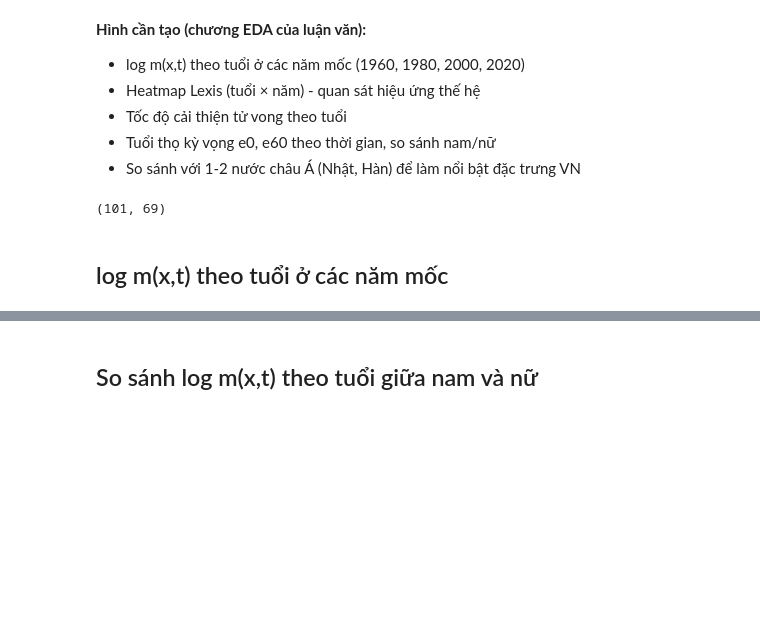
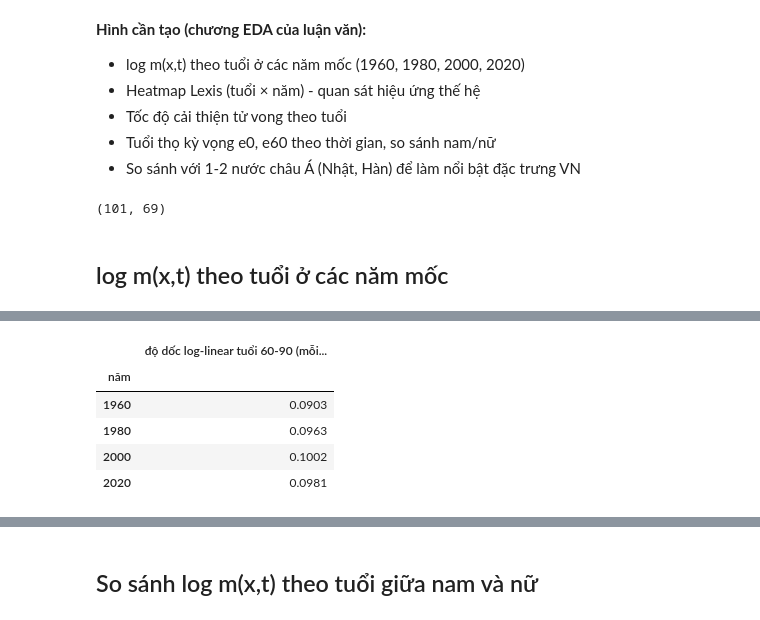
Before and after one commit to huunt2610/mortality_model, a Jupyter notebook: notebooks/02_eda_vietnam_mortality.ipynb, the cells around one changed output, grey strips where cells are left out. Drawn from its saved outputs; the diff is of its cells as text; code cells hidden in the pictures; blank space fills up the shorter version.

```diff
--- a/notebooks/02_eda_vietnam_mortality.ipynb
+++ b/notebooks/02_eda_vietnam_mortality.ipynb
@@ -49,0 +126,17 @@ plot_log_mx_by_age(mx_total, years=[1960, 1980, 2000, 2020], name='log_mx_total_
+# %%
+old_age_slope = {}
+for year in years_detail:
+    sub = np.log(mx_total.loc[60:90, year])
+    slope = np.polyfit(sub.index.values, sub.values, 1)[0]
+    old_age_slope[year] = round(slope, 4)
+
+old_age_slope = pd.Series(old_age_slope, name="độ dốc log-linear tuổi 60-90 (mỗi năm tuổi)").to_frame()
+old_age_slope.index.name = "năm"
+old_age_slope
+# %% [output]
+|  | độ dốc log-linear tuổi 60-90 (mỗi... |
+| năm |  |
+| 1960 | 0.0903 |
+| 1980 | 0.0963 |
+| 2000 | 0.1002 |
+| 2020 | 0.0981 |
```
Also changed, not shown: parts of 8 cells of this notebook, 7 other files.
